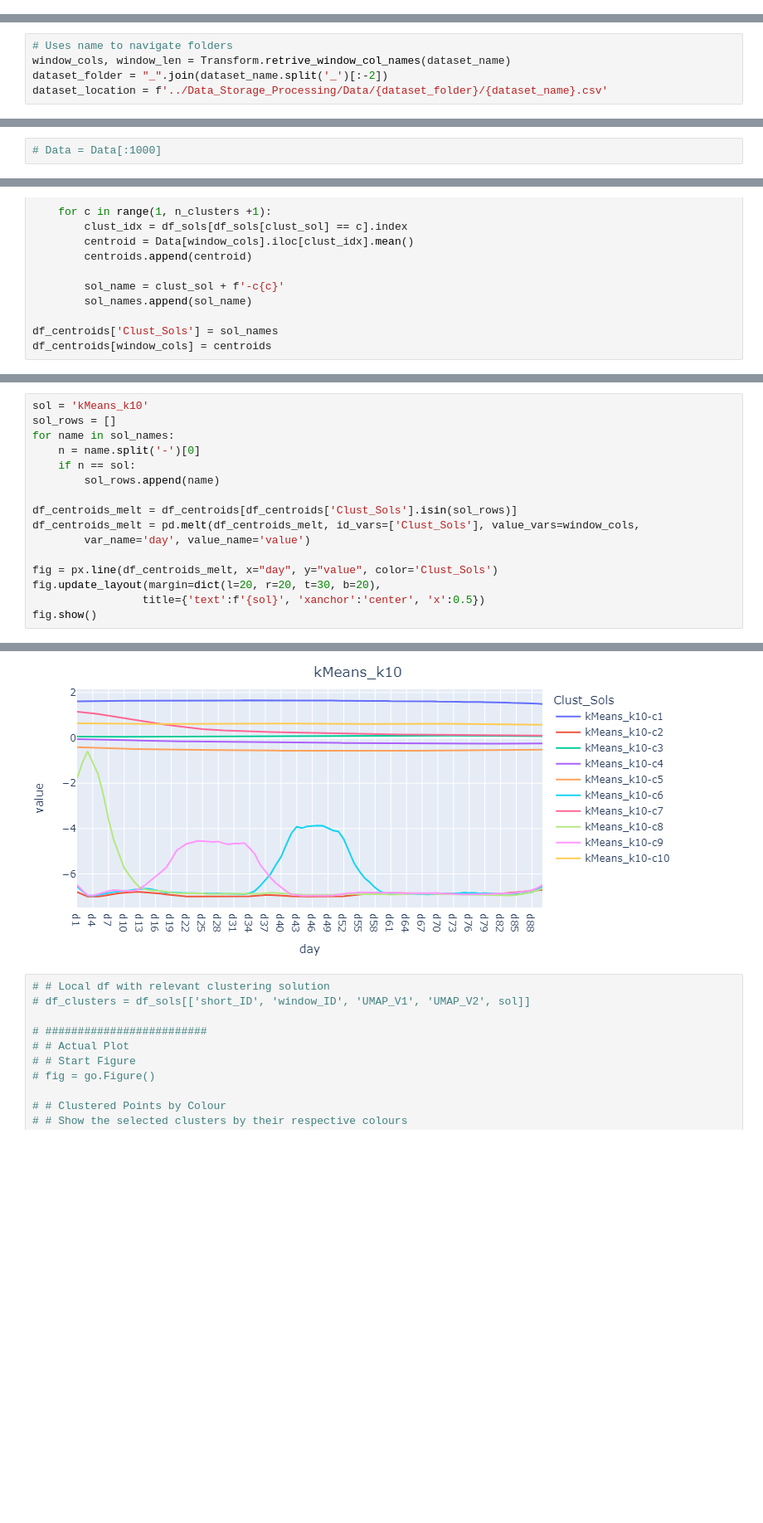
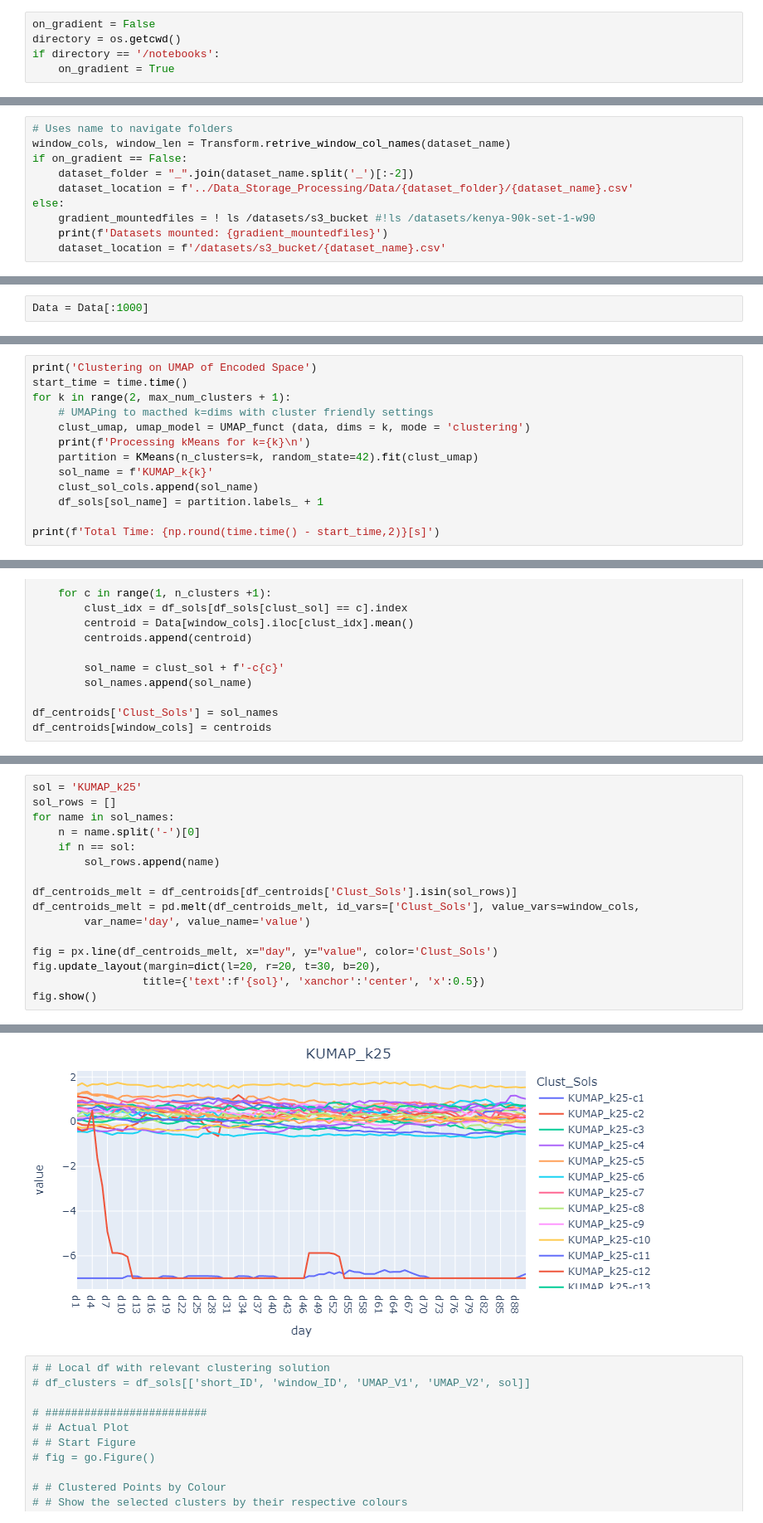
Before and after one commit to VascoPM/SHS-DeepClustering, a Jupyter notebook: BaseLine_ShallowClustering.ipynb, the cells around one changed output, grey strips where cells are left out. Shown at 83% size. Cells and saved outputs as stored; diff of their text form; blank space fills up the shorter version.

Commit message:
BaseLine_Shallow KUMAP added

```diff
--- a/BaseLine_ShallowClustering.ipynb
+++ b/BaseLine_ShallowClustering.ipynb
@@ -23,0 +16,5 @@ import Transform
+# %%
+on_gradient = False
+directory = os.getcwd()
+if directory == '/notebooks':
+    on_gradient = True
@@ -34,15 +45,20 @@ max_num_clusters = 25
 # %%
 # Uses name to navigate folders
 window_cols, window_len = Transform.retrive_window_col_names(dataset_name)
-dataset_folder = "_".join(dataset_name.split('_')[:-2])
-dataset_location = f'../Data_Storage_Processing/Data/{dataset_folder}/{dataset_name}.csv'
+if on_gradient == False:
+    dataset_folder = "_".join(dataset_name.split('_')[:-2])
+    dataset_location = f'../Data_Storage_Processing/Data/{dataset_folder}/{dataset_name}.csv'
+else:
+    gradient_mountedfiles = ! ls /datasets/s3_bucket #!ls /datasets/kenya-90k-set-1-w90
+    print(f'Datasets mounted: {gradient_mountedfiles}')
+    dataset_location = f'/datasets/s3_bucket/{dataset_name}.csv'
 # %% [markdown]
 ---
 # Data Imports
 # %%
 Data = pd.read_csv(dataset_location)
 # %%
-# Data = Data[:1000]
+Data = Data[:1000]
 # %%
 Data.head()
 # %% [output]
@@ -125,0 +145,13 @@ df_sols.head()
+# %%
+print('Clustering on UMAP of Encoded Space')
+start_time = time.time()
+for k in range(2, max_num_clusters + 1):
+    # UMAPing to macthed k=dims with cluster friendly settings
+    clust_umap, umap_model = UMAP_funct (data, dims = k, mode = 'clustering')
+    print(f'Processing kMeans for k={k}\n')
+    partition = KMeans(n_clusters=k, random_state=42).fit(clust_umap)
+    sol_name = f'KUMAP_k{k}'
+    clust_sol_cols.append(sol_name)
+    df_sols[sol_name] = partition.labels_ + 1
+
+print(f'Total Time: {np.round(time.time() - start_time,2)}[s]')
@@ -153,6 +216,6 @@ df_centroids.head()
 5 rows × 91 columns
 # %%
-sol = 'kMeans_k10'
+sol = 'KUMAP_k25'
 sol_rows = []
 for name in sol_names:
     n = name.split('-')[0]
@@ -172,4 +234,4 @@ fig.show()
-[figure, old version]
+[figure, new version]
 # %%
 # # Local df with relevant clustering solution
 # df_clusters = df_sols[['short_ID', 'window_ID', 'UMAP_V1', 'UMAP_V2', sol]]
```
Also changed, not shown: parts of 13 cells of this notebook, 1 other file.
